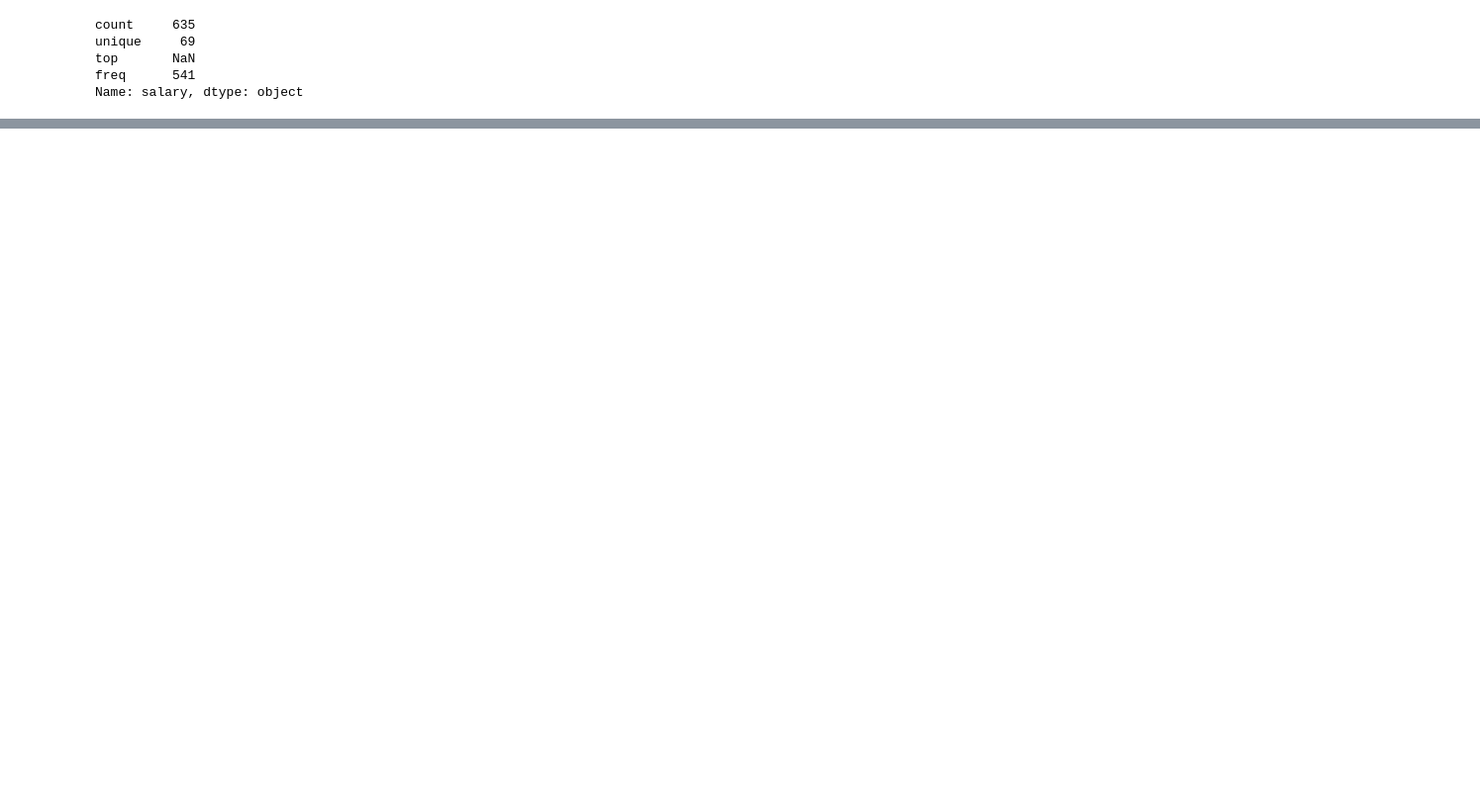
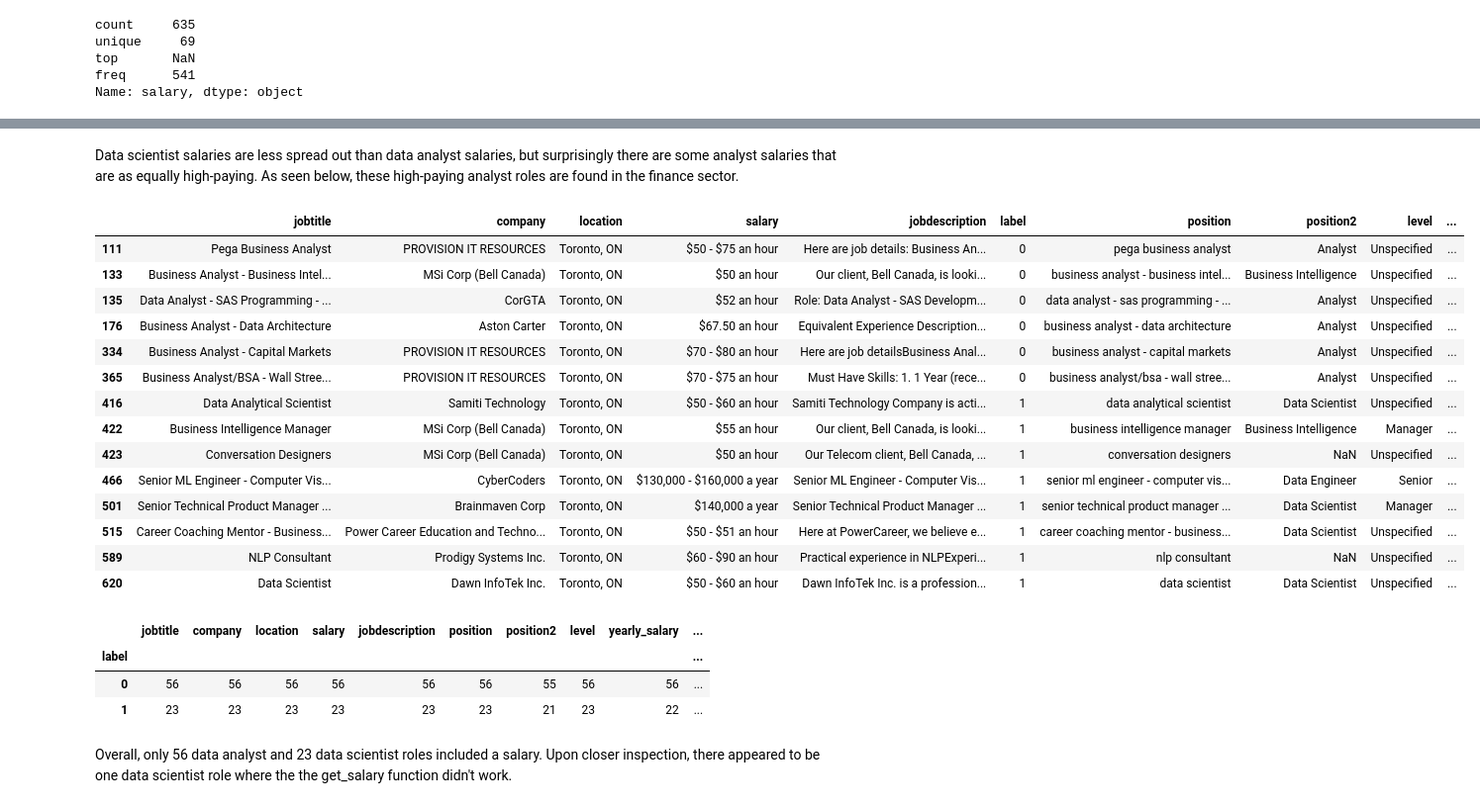
Before and after one commit to jma199/nlp-jobmarket, a Jupyter notebook: 2 main_jobdesc_eda_sql.ipynb, the cells around one changed output, grey strips where cells are left out. Shown: that part at 99% size. Saved outputs shown, nothing was run; the diff lists cells and outputs as text; code cells hidden in the pictures; blank space fills up the shorter version.

```diff
--- a/2 main_jobdesc_eda_sql.ipynb
+++ b/2 main_jobdesc_eda_sql.ipynb
@@ -415,0 +353,36 @@ ValueError: The truth value of a Series is ambiguous. Use a.empty, a.bool(), a.i
+# %%
+def get_salary(amount):
+    '''Return salary in a per year amount.'''
+
+    if "an hour" in amount:
+        if "-" in amount:
+            amt_split = amount.replace(' an hour', '').replace('$', '').split(' - ') # returns list
+            for i, num in enumerate(amt_split):
+                amt_split[i] = (float(num)) * 40 * 52
+            return amt_split[0]
+        else:
+            amt_split = amount.replace(' an hour', '').replace('$', '')
+            amt_split = (float(amt_split)) * 40 * 52
+            return amt_split
+
+    if "a year" in amount:
+        if "-" in amount:
+            amt_split = amount.replace(' a year', '').replace(',', '').replace('$', '').split(' - ')
+            for i, num in enumerate(amt_split):
+                amt_split[i] = float(num)
+            return amt_split[0]
+        else:
+            amt_split = amount.replace(' a year', '').replace(',', '').replace('$', '')
+            amt_split = float(amt_split)
+            return amt_split
+
+    if "a day" in amount:
+        if "-" in amount:
+            amt_split = amount.replace(' a day', '').replace('$', '').split(' - ') # returns list
+            for i, num in enumerate(amt_split):
+                amt_split[i] = (float(num)) * 5 * 52
+            return amt_split[0]
+        else:
+            amt_split = amount.replace(' a day', '').replace('$', '')
+            amt_split = (float(amt_split)) * 5 * 52
+            return amt_split
@@ -415,0 +416,29 @@ ValueError: The truth value of a Series is ambiguous. Use a.empty, a.bool(), a.i
+# %% [markdown]
+Data scientist salaries are less spread out than data analyst salaries, but surprisingly there are some analyst salaries that are as equally high-paying. As seen below, these high-paying analyst roles are found in the finance sector.
+# %%
+salary_df[salary_df['yearly_salary ($)'] > 100000]
+# %% [output]
+|  | jobtitle | company | location | salary | jobdescription | label | position | position2 | level | ... |
+| 111 | Pega Business Analyst | PROVISION IT RESOURCES | Toronto, ON | $50 - $75 an hour | Here are job details: Business An... | 0 | pega business analyst | Analyst | Unspecified | ... |
+| 133 | Business Analyst - Business Intel... | MSi Corp (Bell Canada) | Toronto, ON | $50 an hour | Our client, Bell Canada, is looki... | 0 | business analyst - business intel... | Business Intelligence | Unspecified | ... |
+| 135 | Data Analyst - SAS Programming - ... | CorGTA | Toronto, ON | $52 an hour | Role: Data Analyst - SAS Developm... | 0 | data analyst - sas programming - ... | Analyst | Unspecified | ... |
+| 176 | Business Analyst - Data Architecture | Aston Carter | Toronto, ON | $67.50 an hour | Equivalent Experience Description... | 0 | business analyst - data architecture | Analyst | Unspecified | ... |
+| 334 | Business Analyst - Capital Markets | PROVISION IT RESOURCES | Toronto, ON | $70 - $80 an hour | Here are job detailsBusiness Anal... | 0 | business analyst - capital markets | Analyst | Unspecified | ... |
+| 365 | Business Analyst/BSA - Wall Stree... | PROVISION IT RESOURCES | Toronto, ON | $70 - $75 an hour | Must Have Skills: 1. 1 Year (rece... | 0 | business analyst/bsa - wall stree... | Analyst | Unspecified | ... |
+| 416 | Data Analytical Scientist | Samiti Technology | Toronto, ON | $50 - $60 an hour | Samiti Technology Company is acti... | 1 | data analytical scientist | Data Scientist | Unspecified | ... |
+| 422 | Business Intelligence Manager | MSi Corp (Bell Canada) | Toronto, ON | $55 an hour | Our client, Bell Canada, is looki... | 1 | business intelligence manager | Business Intelligence | Manager | ... |
+| 423 | Conversation Designers | MSi Corp (Bell Canada) | Toronto, ON | $50 an hour | Our Telecom client, Bell Canada, ... | 1 | conversation designers | NaN | Unspecified | ... |
+| 466 | Senior ML Engineer - Computer Vis... | CyberCoders | Toronto, ON | $130,000 - $160,000 a year | Senior ML Engineer - Computer Vis... | 1 | senior ml engineer - computer vis... | Data Engineer | Senior | ... |
+| 501 | Senior Technical Product Manager ... | Brainmaven Corp | Toronto, ON | $140,000 a year | Senior Technical Product Manager ... | 1 | senior technical product manager ... | Data Scientist | Manager | ... |
+| 515 | Career Coaching Mentor - Business... | Power Career Education and Techno... | Toronto, ON | $50 - $51 an hour | Here at PowerCareer, we believe e... | 1 | career coaching mentor - business... | Data Scientist | Unspecified | ... |
+| 589 | NLP Consultant | Prodigy Systems Inc. | Toronto, ON | $60 - $90 an hour | Practical experience in NLPExperi... | 1 | nlp consultant | NaN | Unspecified | ... |
+| 620 | Data Scientist | Dawn InfoTek Inc. | Toronto, ON | $50 - $60 an hour | Dawn InfoTek Inc. is a profession... | 1 | data scientist | Data Scientist | Unspecified | ... |
+# %%
+salary_df.groupby('label').count()
+# %% [output]
+|  | jobtitle | company | location | salary | jobdescription | position | position2 | level | yearly_salary | ... |
+| label |  |  |  |  |  |  |  |  |  | ... |
+| 0 | 56 | 56 | 56 | 56 | 56 | 56 | 55 | 56 | 56 | ... |
+| 1 | 23 | 23 | 23 | 23 | 23 | 23 | 21 | 23 | 22 | ... |
+# %% [markdown]
+Overall, only 56 data analyst and 23 data scientist roles included a salary. Upon closer inspection, there appeared to be one data scientist role where the the get_salary function didn't work.
```
Also changed, not shown: parts of 13 cells of this notebook.
